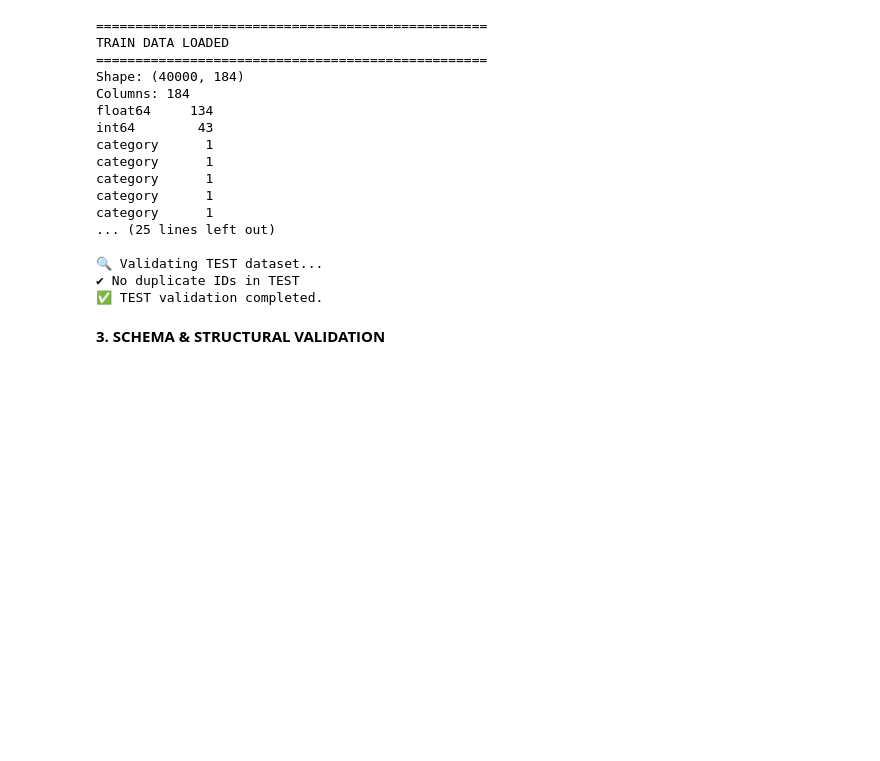
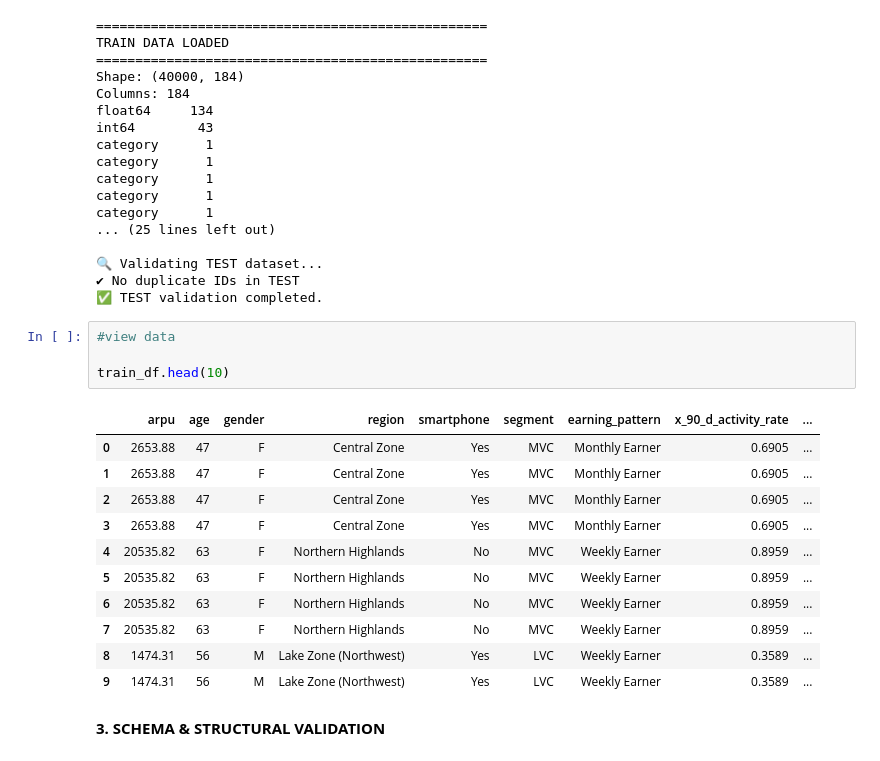
Before and after one commit to theerealhenry/Liquidity-Stress-Early-Warning-Prediction-System, a Jupyter notebook: notebooks/01_data_validation.ipynb, the cells around one changed output. Cells and saved outputs as stored; diff of their text form; blank space fills up the shorter version.

```diff
--- a/notebooks/01_data_validation.ipynb
+++ b/notebooks/01_data_validation.ipynb
@@ -71,6 +71,22 @@ category      1
 🔍 Validating TEST dataset...
 ✔ No duplicate IDs in TEST
 ✅ TEST validation completed.
+# %%
+#view data
+
+train_df.head(10)
+# %% [output]
+|  | arpu | age | gender | region | smartphone | segment | earning_pattern | x_90_d_activity_rate | ... |
+| 0 | 2653.88 | 47 | F | Central Zone | Yes | MVC | Monthly Earner | 0.6905 | ... |
+| 1 | 2653.88 | 47 | F | Central Zone | Yes | MVC | Monthly Earner | 0.6905 | ... |
+| 2 | 2653.88 | 47 | F | Central Zone | Yes | MVC | Monthly Earner | 0.6905 | ... |
+| 3 | 2653.88 | 47 | F | Central Zone | Yes | MVC | Monthly Earner | 0.6905 | ... |
+| 4 | 20535.82 | 63 | F | Northern Highlands | No | MVC | Weekly Earner | 0.8959 | ... |
+| 5 | 20535.82 | 63 | F | Northern Highlands | No | MVC | Weekly Earner | 0.8959 | ... |
+| 6 | 20535.82 | 63 | F | Northern Highlands | No | MVC | Weekly Earner | 0.8959 | ... |
+| 7 | 20535.82 | 63 | F | Northern Highlands | No | MVC | Weekly Earner | 0.8959 | ... |
+| 8 | 1474.31 | 56 | M | Lake Zone (Northwest) | Yes | LVC | Weekly Earner | 0.3589 | ... |
+| 9 | 1474.31 | 56 | M | Lake Zone (Northwest) | Yes | LVC | Weekly Earner | 0.3589 | ... |
 # %% [markdown]
 **3. SCHEMA & STRUCTURAL VALIDATION**
 # %% [markdown]
```
Also changed, not shown: parts of 5 cells of this notebook.
